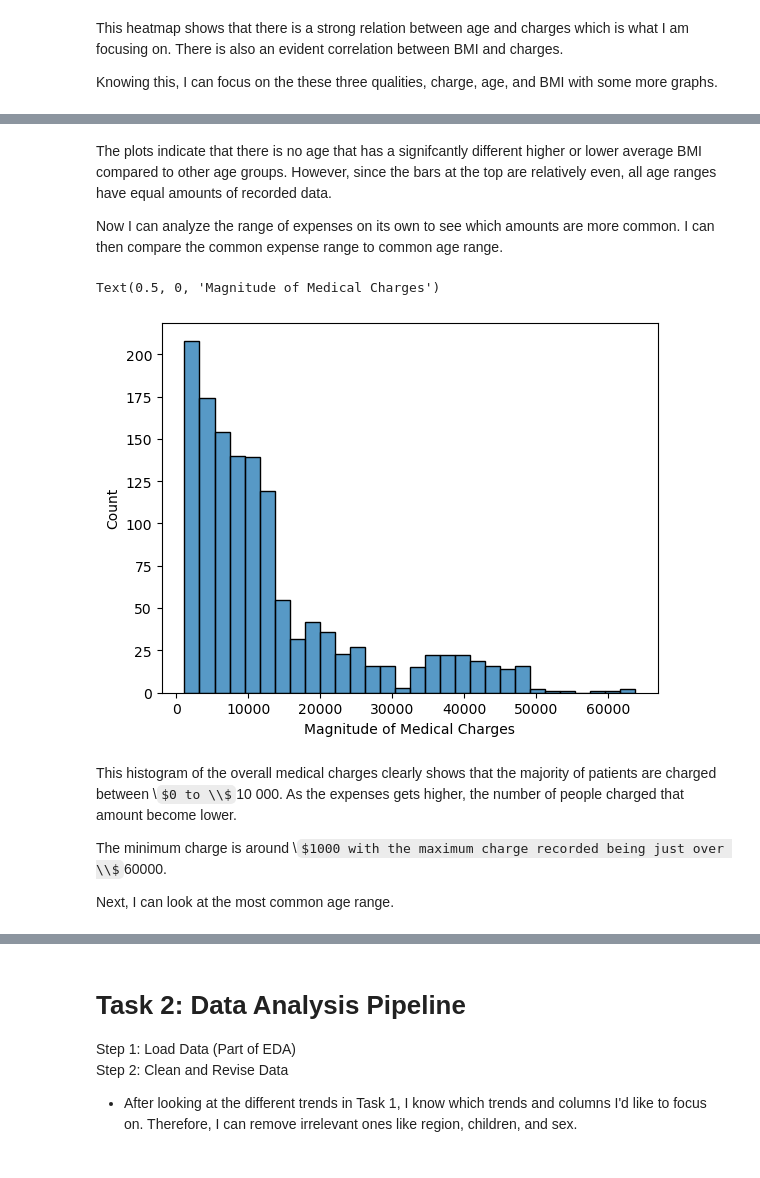
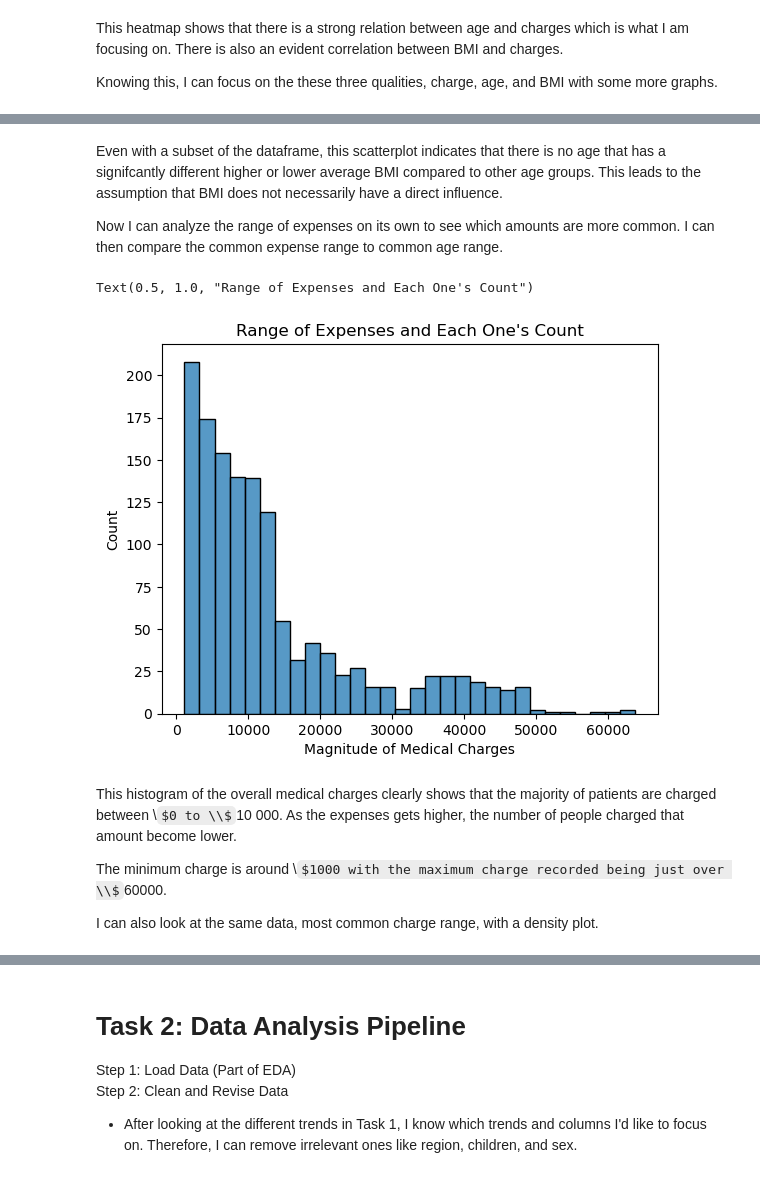
Before and after one commit to ubco-W2022T1-cosc301/project-group44, a Jupyter notebook: notebooks/analysis2.ipynb, the cells around one changed output, grey strips where cells are left out. Drawn from its saved outputs; the diff is of its cells as text; code cells hidden in the pictures; some formulas as TeX source.

```diff
--- a/notebooks/analysis2.ipynb
+++ b/notebooks/analysis2.ipynb
@@ -106,16 +108,17 @@ sns.jointplot(x = 'age', y = 'bmi', data = df)
 # %% [markdown]
-The plots indicate that there is no age that has a signifcantly different higher or lower average BMI compared to other age groups. However, since the bars at the top are relatively even, all age ranges have equal amounts of recorded data.
+Even with a subset of the dataframe, this scatterplot indicates that there is no age that has a signifcantly different higher or lower average BMI compared to other age groups. This leads to the assumption that BMI does not necessarily have a direct influence.
 
 Now I can analyze the range of expenses on its own to see which amounts are more common. I can then compare the common expense range to common age range.
 # %%
 sns.histplot((df['charges']), bins=30)
 plt.xlabel("Magnitude of Medical Charges")
+plt.title("Range of Expenses and Each One's Count")
 # %% [output]
-Text(0.5, 0, 'Magnitude of Medical Charges')
+Text(0.5, 1.0, "Range of Expenses and Each One's Count")
-[figure, old version]
+[figure, new version]
 # %% [markdown]
 This histogram of the overall medical charges clearly shows that the majority of patients are charged between \\$0 to \\$10 000. As the expenses gets higher, the number of people charged that amount become lower.
 
 The minimum charge is around \\$1000 with the maximum charge recorded being just over \\$60000.
 
-Next, I can look at the most common age range.
+I can also look at the same data, most common charge range, with a density plot.
```
Also changed, not shown: parts of 11 cells of this notebook, 1 other file.
